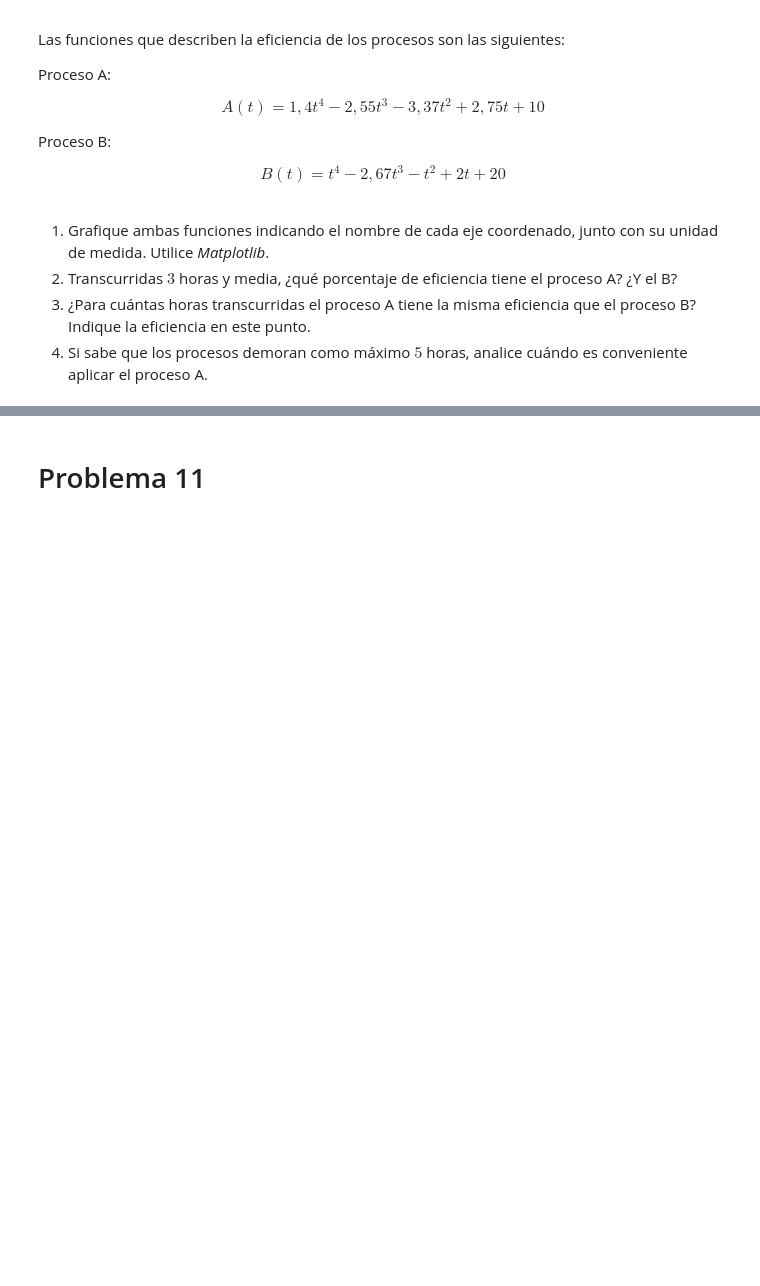
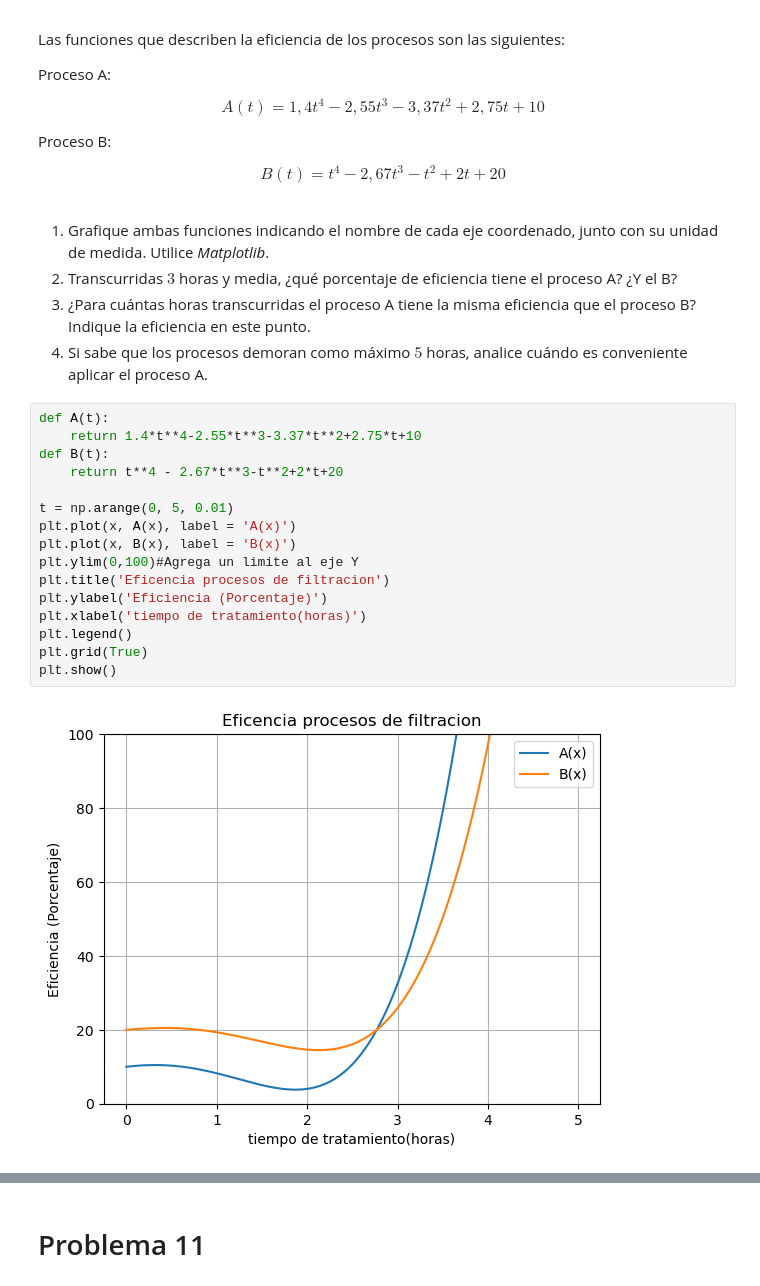
Before and after one commit to benjitax777/matematica, a Jupyter notebook: G3_Aplicaciones_de_funciones.ipynb, the cells around one changed output, grey strips where cells are left out. Saved outputs shown, nothing was run; the diff lists cells and outputs as text; blank space fills up the shorter version.

```diff
--- a/G3_Aplicaciones_de_funciones.ipynb
+++ b/G3_Aplicaciones_de_funciones.ipynb
@@ -330,3 +358,21 @@ Proceso B:
 2. Transcurridas $3$ horas y media, ¿qué porcentaje de eficiencia tiene el proceso A? ¿Y el B?
 3. ¿Para cuántas horas transcurridas el proceso A tiene la misma eficiencia que el proceso B? Indique la eficiencia en este punto.
 4. Si sabe que los procesos demoran como máximo $5$ horas, analice cuándo es conveniente aplicar el proceso A.
+# %%
+def A(t):
+    return 1.4*t**4-2.55*t**3-3.37*t**2+2.75*t+10
+def B(t):
+    return t**4 - 2.67*t**3-t**2+2*t+20
+
+t = np.arange(0, 5, 0.01)
+plt.plot(x, A(x), label = 'A(x)')
+plt.plot(x, B(x), label = 'B(x)')
+plt.ylim(0,100)#Agrega un limite al eje Y
+plt.title('Eficencia procesos de filtracion')
+plt.ylabel('Eficiencia (Porcentaje)')
+plt.xlabel('tiempo de tratamiento(horas)')
+plt.legend()
+plt.grid(True)
+plt.show()
+# %% [output]
+[figure, added]
```
Also changed, not shown: parts of 5 cells of this notebook.
